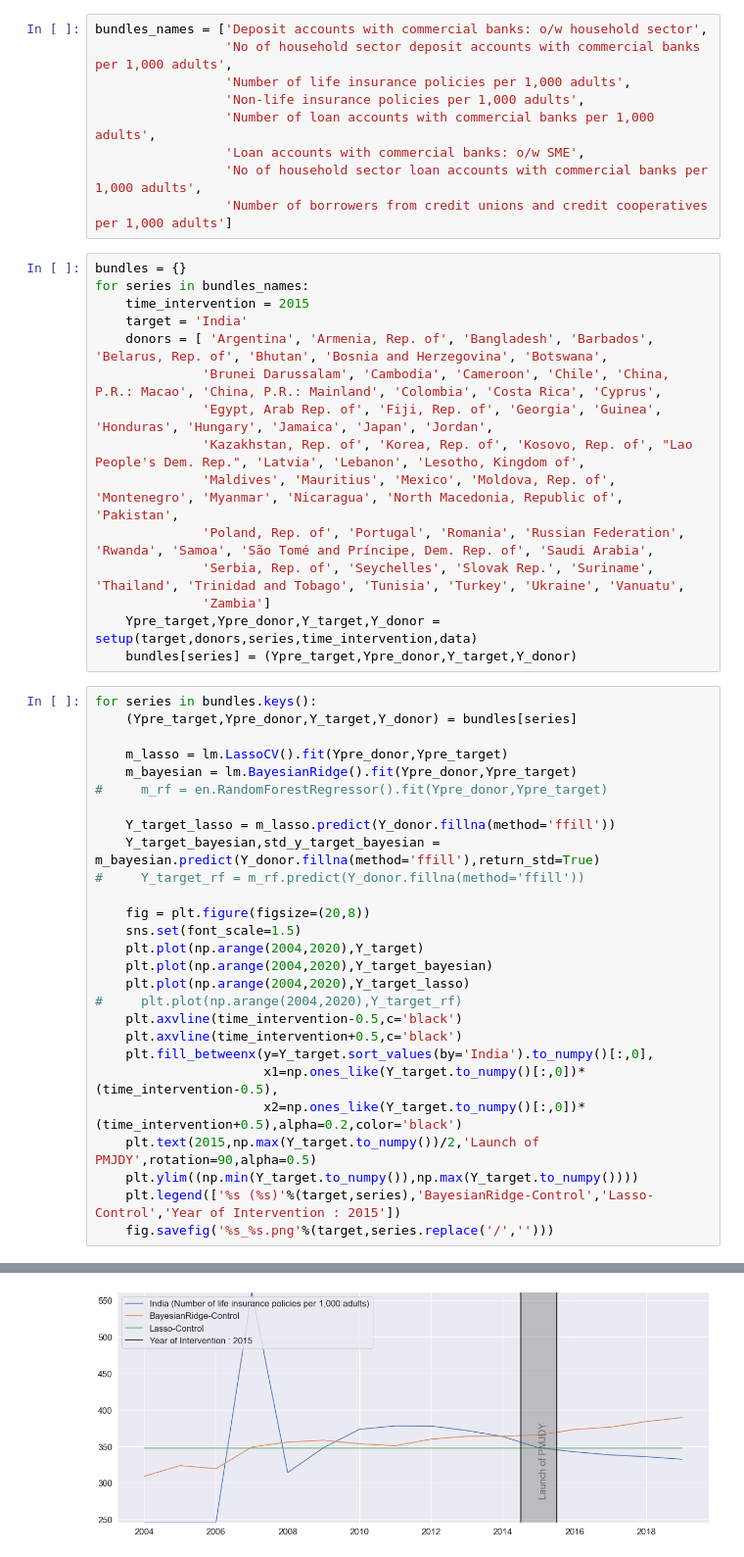
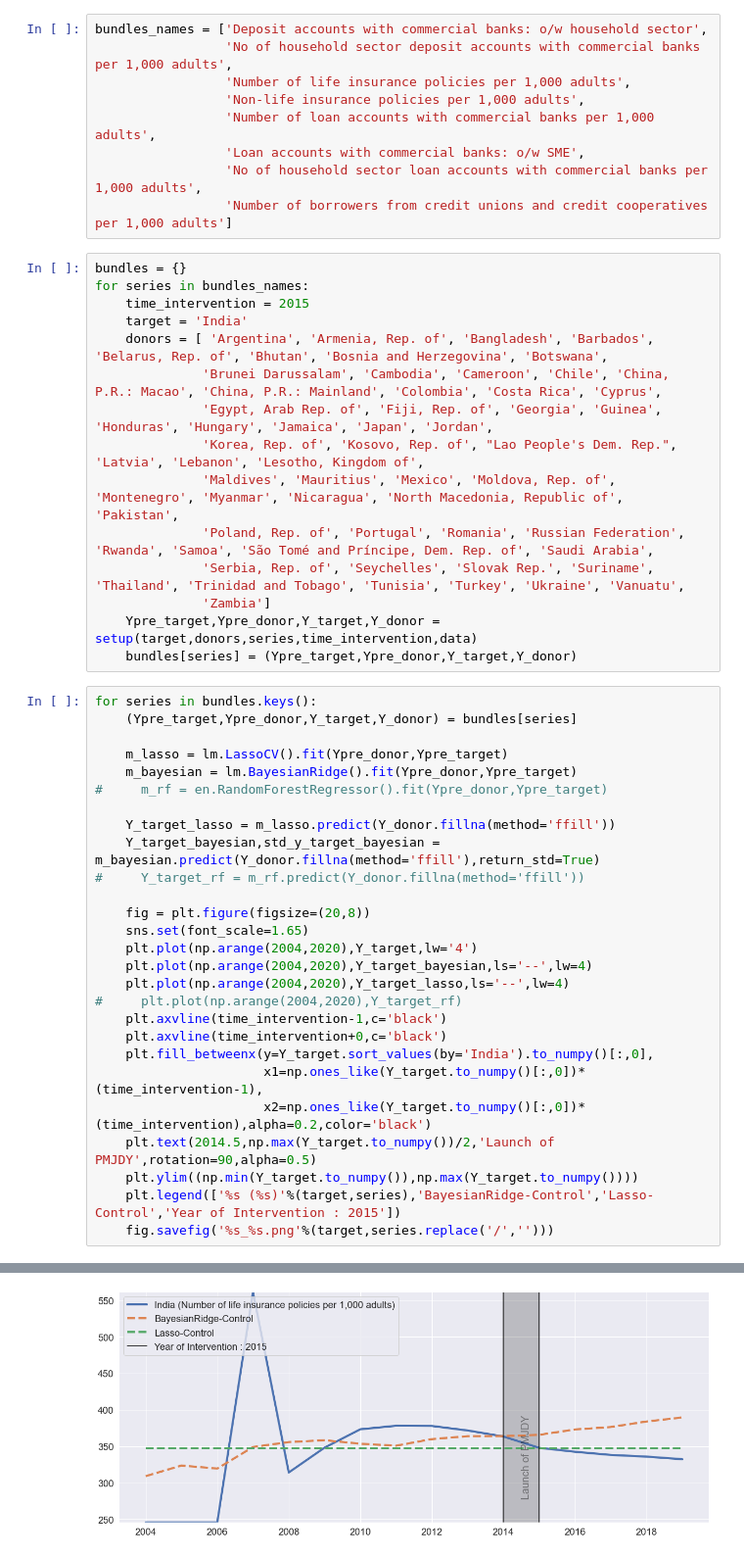
Before and after one commit to harsh-parikh/credence-to-causal-estimation, a Jupyter notebook: notebooks/analysis.ipynb, the cells around one changed output, grey strips where cells are left out. Shown at 98% size. Saved outputs shown, nothing was run; the diff lists cells and outputs as text.

```diff
--- a/notebooks/analysis.ipynb
+++ b/notebooks/analysis.ipynb
@@ -51,7 +51,7 @@ for series in bundles_names:
     donors = [ 'Argentina', 'Armenia, Rep. of', 'Bangladesh', 'Barbados', 'Belarus, Rep. of', 'Bhutan', 'Bosnia and Herzegovina', 'Botswana',
               'Brunei Darussalam', 'Cambodia', 'Cameroon', 'Chile', 'China, P.R.: Macao', 'China, P.R.: Mainland', 'Colombia', 'Costa Rica', 'Cyprus',
               'Egypt, Arab Rep. of', 'Fiji, Rep. of', 'Georgia', 'Guinea', 'Honduras', 'Hungary', 'Jamaica', 'Japan', 'Jordan',
-              'Kazakhstan, Rep. of', 'Korea, Rep. of', 'Kosovo, Rep. of', "Lao People's Dem. Rep.", 'Latvia', 'Lebanon', 'Lesotho, Kingdom of',
+              'Korea, Rep. of', 'Kosovo, Rep. of', "Lao People's Dem. Rep.", 'Latvia', 'Lebanon', 'Lesotho, Kingdom of',
               'Maldives', 'Mauritius', 'Mexico', 'Moldova, Rep. of', 'Montenegro', 'Myanmar', 'Nicaragua', 'North Macedonia, Republic of', 'Pakistan',
               'Poland, Rep. of', 'Portugal', 'Romania', 'Russian Federation', 'Rwanda', 'Samoa', 'São Tomé and Príncipe, Dem. Rep. of', 'Saudi Arabia',
               'Serbia, Rep. of', 'Seychelles', 'Slovak Rep.', 'Suriname', 'Thailand', 'Trinidad and Tobago', 'Tunisia', 'Turkey', 'Ukraine', 'Vanuatu',
@@ -71,17 +71,17 @@ for series in bundles.keys():
 #     Y_target_rf = m_rf.predict(Y_donor.fillna(method='ffill'))
 
     fig = plt.figure(figsize=(20,8))
-    sns.set(font_scale=1.5)
-    plt.plot(np.arange(2004,2020),Y_target)
-    plt.plot(np.arange(2004,2020),Y_target_bayesian)
-    plt.plot(np.arange(2004,2020),Y_target_lasso)
+    sns.set(font_scale=1.65)
+    plt.plot(np.arange(2004,2020),Y_target,lw='4')
+    plt.plot(np.arange(2004,2020),Y_target_bayesian,ls='--',lw=4)
+    plt.plot(np.arange(2004,2020),Y_target_lasso,ls='--',lw=4)
 #     plt.plot(np.arange(2004,2020),Y_target_rf)
-    plt.axvline(time_intervention-0.5,c='black')
-    plt.axvline(time_intervention+0.5,c='black')
+    plt.axvline(time_intervention-1,c='black')
+    plt.axvline(time_intervention+0,c='black')
     plt.fill_betweenx(y=Y_target.sort_values(by='India').to_numpy()[:,0],
-                      x1=np.ones_like(Y_target.to_numpy()[:,0])*(time_intervention-0.5),
-                      x2=np.ones_like(Y_target.to_numpy()[:,0])*(time_intervention+0.5),alpha=0.2,color='black')
-    plt.text(2015,np.max(Y_target.to_numpy())/2,'Launch of PMJDY',rotation=90,alpha=0.5)
+                      x1=np.ones_like(Y_target.to_numpy()[:,0])*(time_intervention-1),
+                      x2=np.ones_like(Y_target.to_numpy()[:,0])*(time_intervention),alpha=0.2,color='black')
+    plt.text(2014.5,np.max(Y_target.to_numpy())/2,'Launch of PMJDY',rotation=90,alpha=0.5)
     plt.ylim((np.min(Y_target.to_numpy()),np.max(Y_target.to_numpy())))
     plt.legend(['%s (%s)'%(target,series),'BayesianRidge-Control','Lasso-Control','Year of Intervention : 2015'])
     fig.savefig('%s_%s.png'%(target,series.replace('/','')))
@@ -91 +91 @@ for series in bundles.keys():
-[figure, old version]
+[figure, new version]
```
Also changed, not shown: parts of 4 cells of this notebook, 17 other files.
